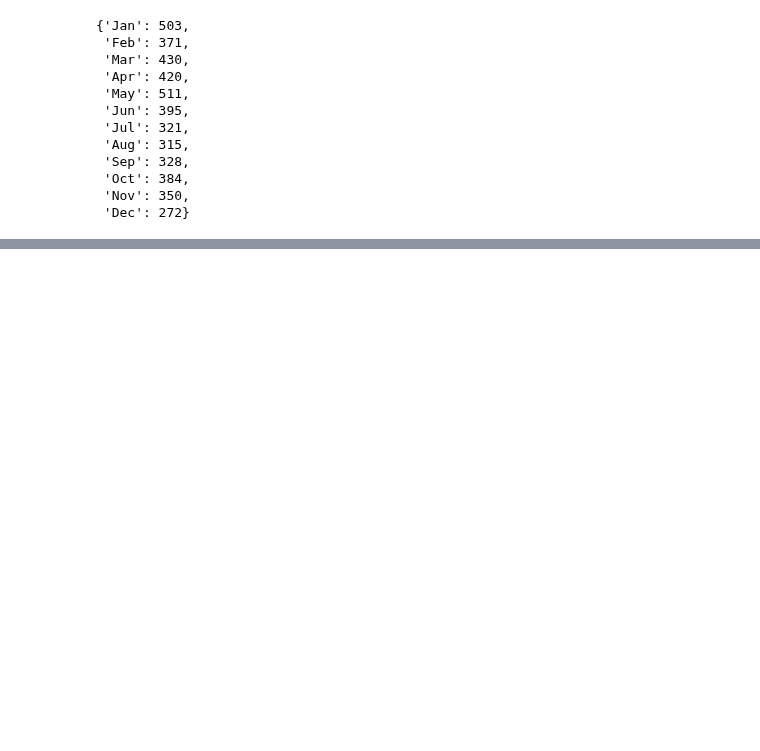
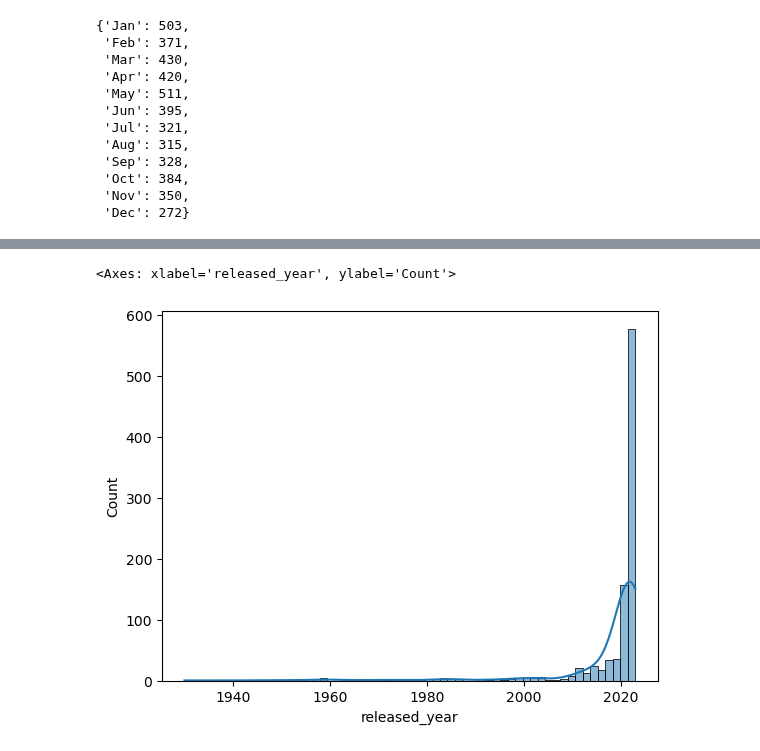
Before and after one commit to IsaacG-L/AI, a Jupyter notebook: Semester 1/Spotify/Spotification2024.ipynb, the cells around one changed output, grey strips where cells are left out. Saved outputs shown, nothing was run; the diff lists cells and outputs as text; code cells hidden in the pictures; blank space fills up the shorter version.

```diff
--- a/Semester 1/Spotify/Spotification2024.ipynb
+++ b/Semester 1/Spotify/Spotification2024.ipynb
@@ -110,0 +132,5 @@ sns.histplot(data=df, x="YouTube Views", bins=50)
+# %%
+sns.histplot(data["released_year"], bins=60, kde=True)
+# %% [output]
+<Axes: xlabel='released_year', ylabel='Count'>
+[figure, added]
```
Also changed, not shown: parts of 8 cells of this notebook, 1 other file.
